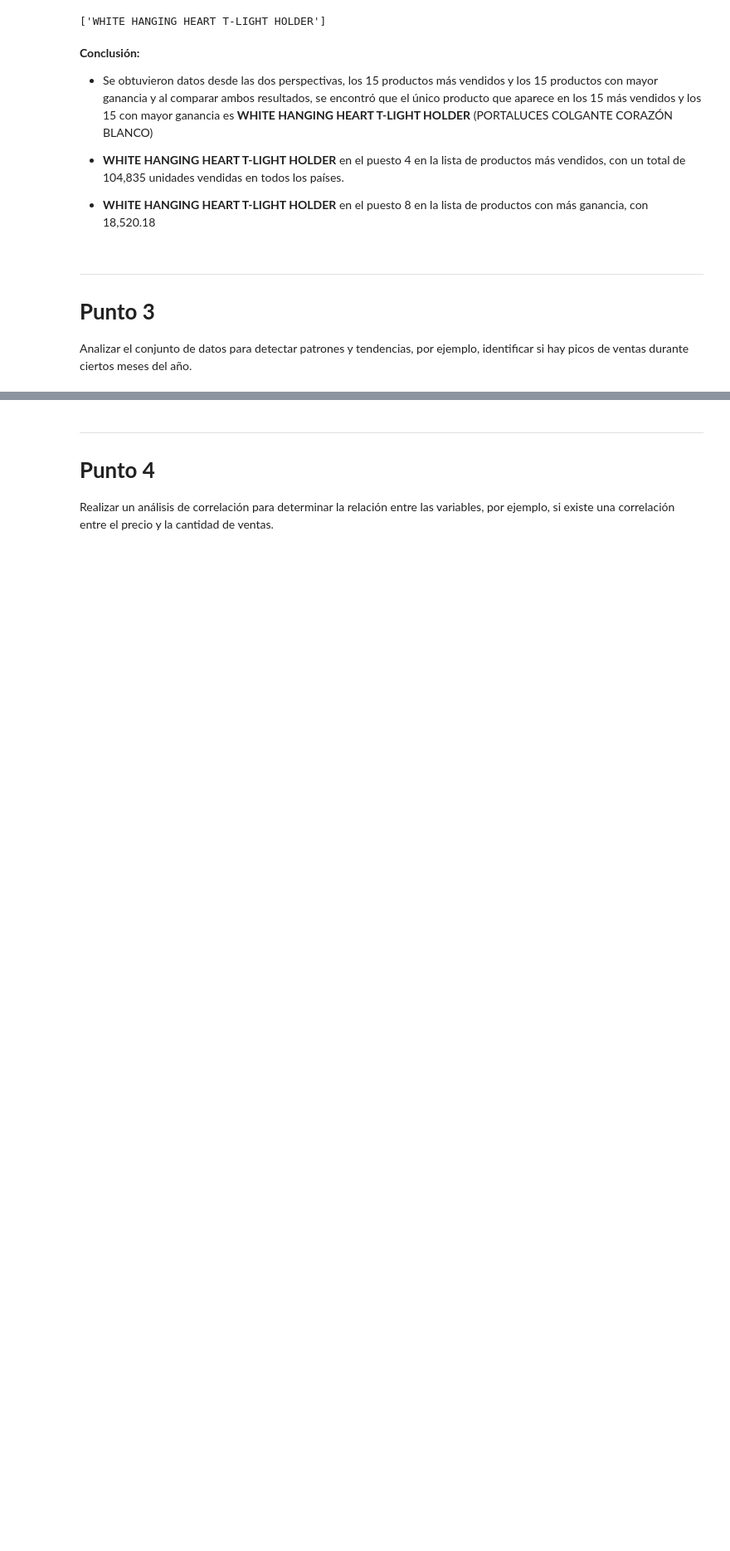
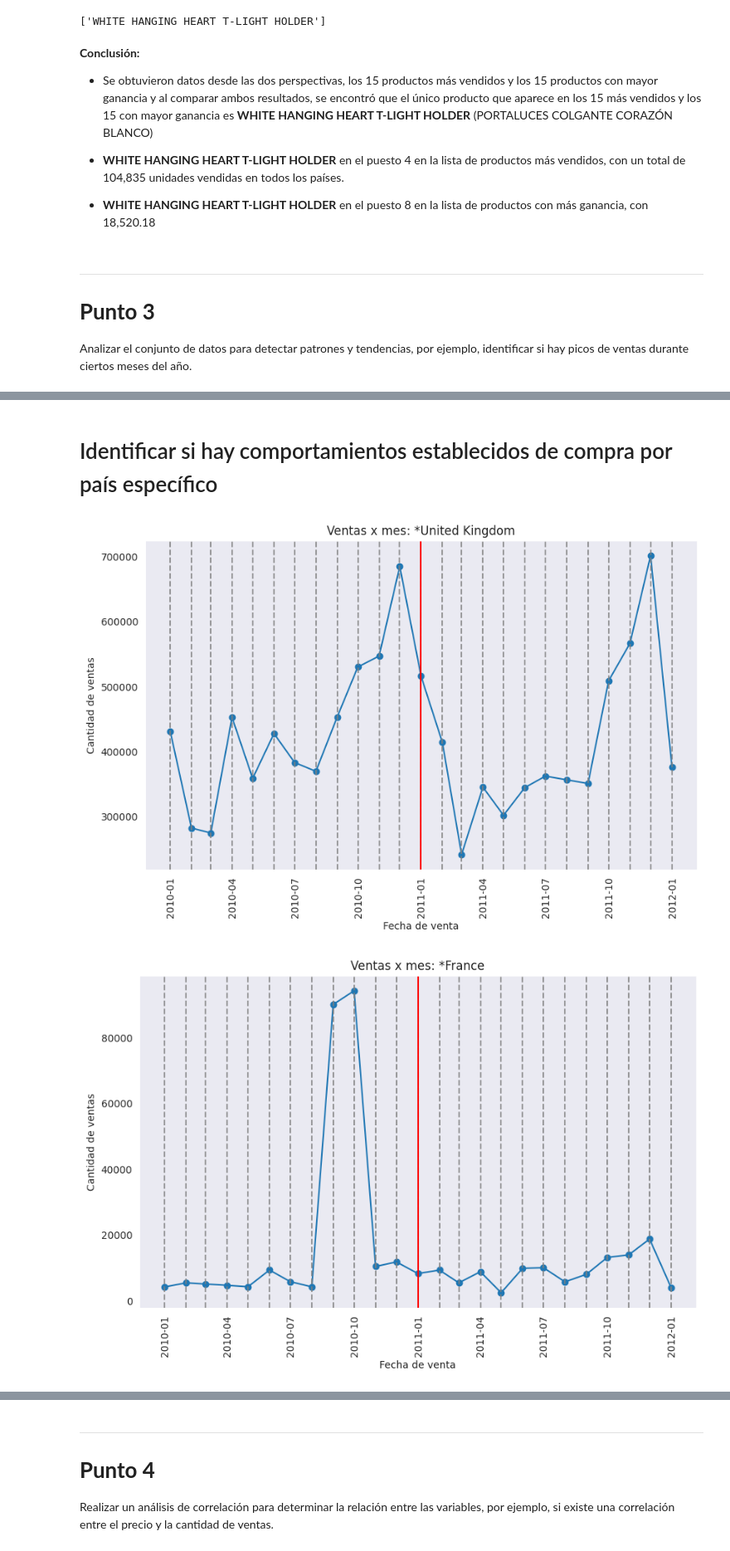
Before and after one commit to Yohan-Rodriguez/Prueba_ImagineApps, a Jupyter notebook: Imagine_Apps_Tarea3_ Análisis de datos.ipynb, the cells around one changed output, grey strips where cells are left out. Shown at 83% size. Saved outputs shown, nothing was run; the diff lists cells and outputs as text; code cells hidden in the pictures; blank space fills up the shorter version.

```diff
--- a/Imagine_Apps_Tarea3_ Análisis de datos.ipynb
+++ b/Imagine_Apps_Tarea3_ Análisis de datos.ipynb
@@ -468,0 +542,16 @@ hay picos de ventas durante ciertos meses del año.
+# %% [markdown]
+# Identificar si hay comportamientos establecidos de compra por país específico
+# %%
+# Iterar sobre la lista que contiene los nombres de los países del DataSet
+for country in list_countries[:10]:
+
+  # Nuevo DataFrame solo con las cantidades vendidas y la fecha de cada venta
+  df_ventas = df_online_retail_all_copy[['Quantity', 'InvoiceDate', 'Country', 'Customer ID']][df_online_retail_all_copy['Country'] == country]
+
+  # Realiza el resample para agrupar las ventas por mes y calcular la suma de las ventas por mes para cada país
+  ventas_por_mes_pais = df_ventas.resample('M', on='InvoiceDate')['Quantity'].sum()
+
+  graph_data(list_data=ventas_por_mes_pais, var_y='y', type_graph=2, title=f'Ventas x mes: *{country}*')
+# %% [output]
+[figure, added]
+[figure, added]
```
Also changed, not shown: parts of 38 cells of this notebook.
